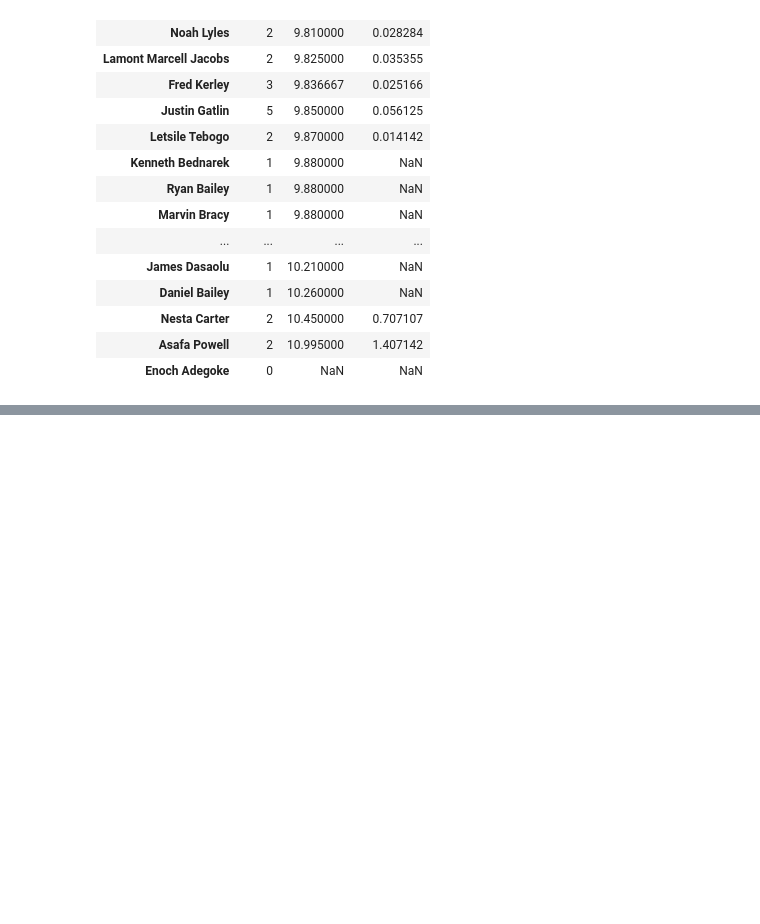
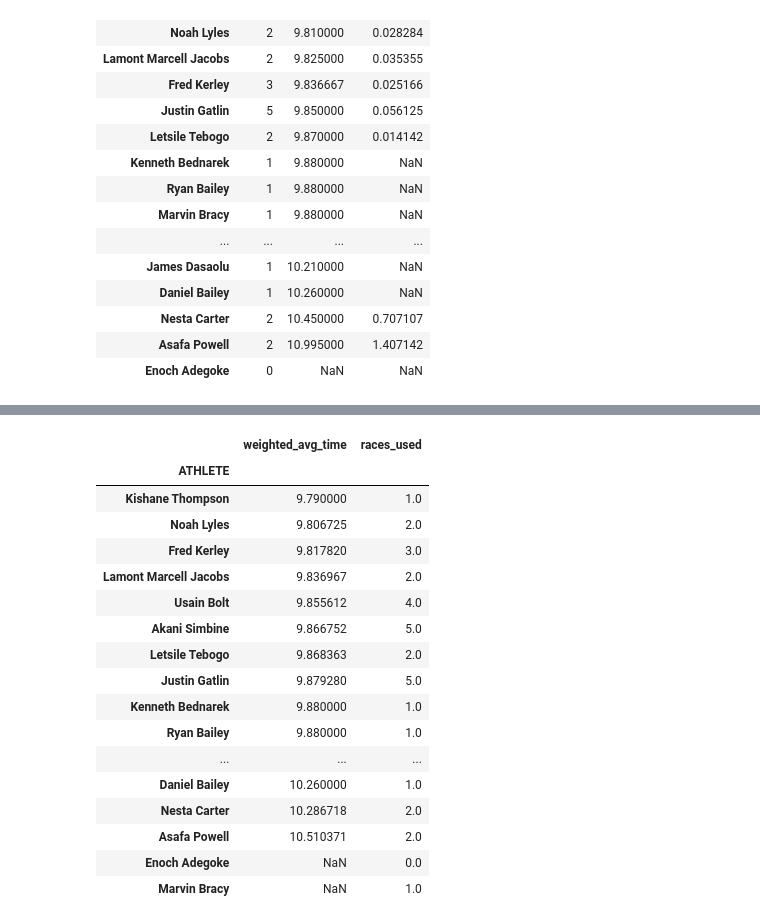
Before and after one commit to eck123main/100m-prediction, a Jupyter notebook: pred.ipynb, the cells around one changed output, grey strips where cells are left out. Cells and saved outputs as stored; diff of their text form; code cells hidden in the pictures; blank space fills up the shorter version.

```diff
--- a/pred.ipynb
+++ b/pred.ipynb
@@ -335,0 +324,38 @@ athlete_stats
+# %%
+import numpy as np
+
+reference_date = df["date"].max()  # most recent race in the whole dataset
+half_life_days = 365 * 2           # weight halves every ~2 years
+
+def recency_weighted_avg(group):
+    valid = group.dropna(subset=["time", "date"])  # <-- now requires both
+    if len(valid) == 0:
+        return pd.Series({"weighted_avg_time": np.nan, "races_used": 0})
+
+    days_ago = (reference_date - valid["date"]).dt.days
+    weights = 0.5 ** (days_ago / half_life_days)
+
+    weighted_avg = (valid["time"] * weights).sum() / weights.sum()
+    return pd.Series({"weighted_avg_time": weighted_avg, "races_used": len(valid)})
+
+recency_stats = df.groupby("ATHLETE").apply(recency_weighted_avg, include_groups=False)
+recency_stats.sort_values("weighted_avg_time")
+# %% [output]
+|  | weighted_avg_time | races_used |
+| ATHLETE |  |  |
+| Kishane Thompson | 9.790000 | 1.0 |
+| Noah Lyles | 9.806725 | 2.0 |
+| Fred Kerley | 9.817820 | 3.0 |
+| Lamont Marcell Jacobs | 9.836967 | 2.0 |
+| Usain Bolt | 9.855612 | 4.0 |
+| Akani Simbine | 9.866752 | 5.0 |
+| Letsile Tebogo | 9.868363 | 2.0 |
+| Justin Gatlin | 9.879280 | 5.0 |
+| Kenneth Bednarek | 9.880000 | 1.0 |
+| Ryan Bailey | 9.880000 | 1.0 |
+| ... | ... | ... |
+| Daniel Bailey | 10.260000 | 1.0 |
+| Nesta Carter | 10.286718 | 2.0 |
+| Asafa Powell | 10.510371 | 2.0 |
+| Enoch Adegoke | NaN | 0.0 |
+| Marvin Bracy | NaN | 1.0 |
```
Also changed, not shown: parts of 2 cells of this notebook.
